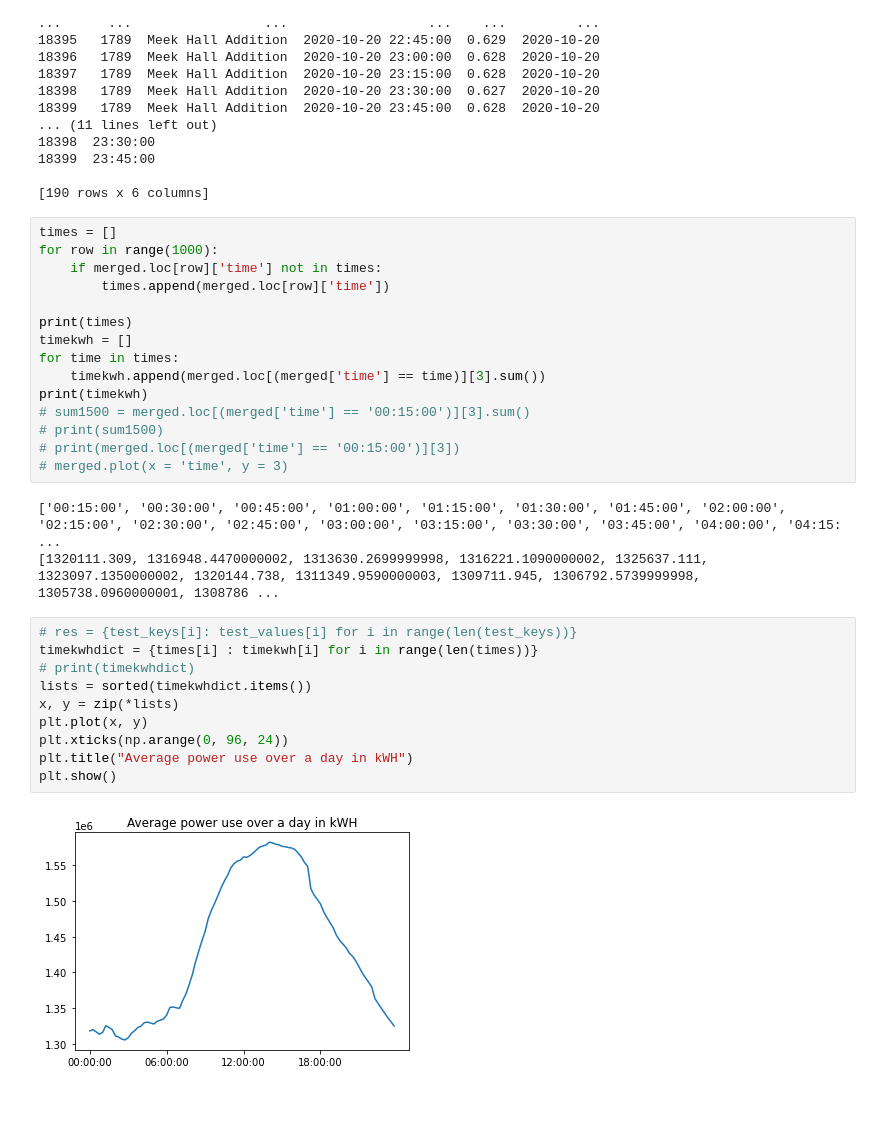
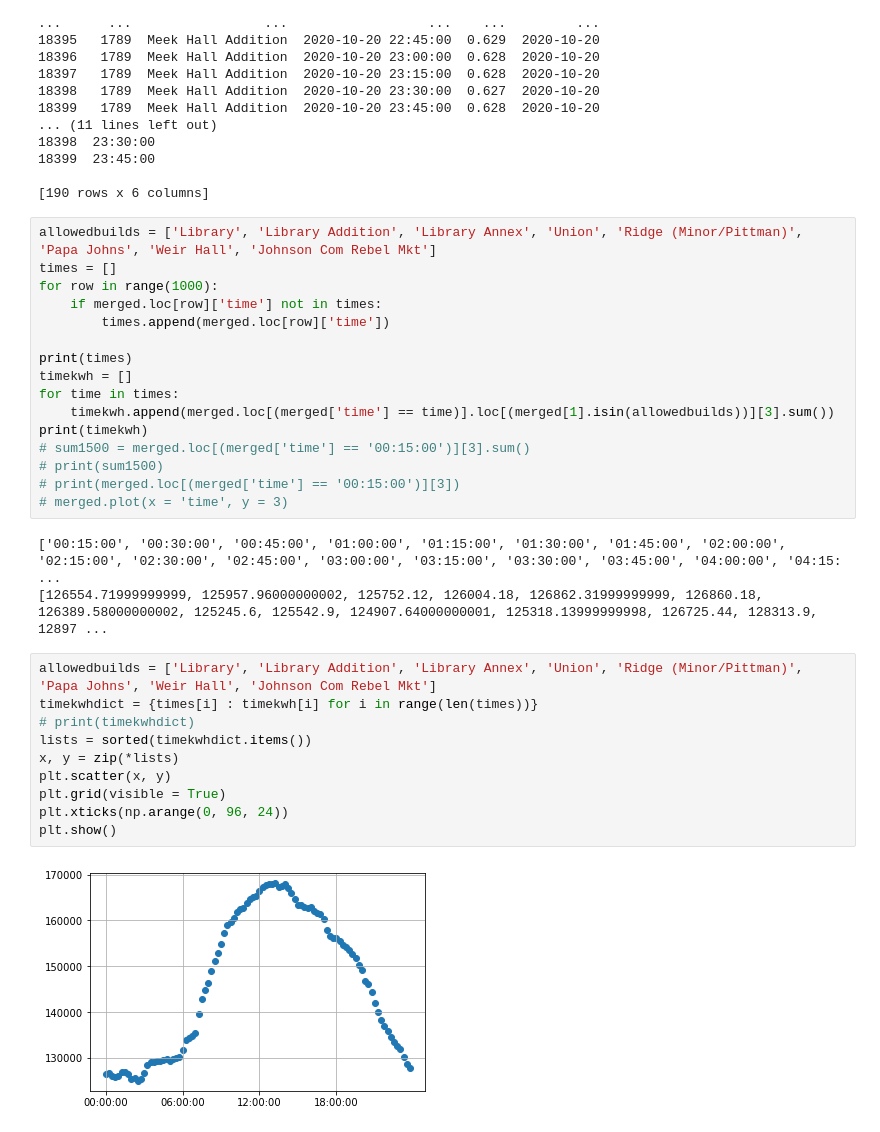
Before and after one commit to Derherpderderp/Csci343Project3, a Jupyter notebook: Csci343Project3hhgarret.ipynb, the cells around one changed output. Cells and saved outputs as stored; diff of their text form; blank space fills up the shorter version.

```diff
--- a/Csci343Project3hhgarret.ipynb
+++ b/Csci343Project3hhgarret.ipynb
@@ -201,6 +201,7 @@ print(merged.loc[(merged[1].isin(allowedbuilds))].loc[(merged['date'] == '2020-1
 
 [190 rows x 6 columns]
 # %%
+allowedbuilds = ['Library', 'Library Addition', 'Library Annex', 'Union', 'Ridge (Minor/Pittman)', 'Papa Johns', 'Weir Hall', 'Johnson Com Rebel Mkt']
 times = []
 for row in range(1000):
     if merged.loc[row]['time'] not in times:
@@ -209,7 +210,7 @@ for row in range(1000):
 print(times)
 timekwh = []
 for time in times:
-    timekwh.append(merged.loc[(merged['time'] == time)][3].sum())
+    timekwh.append(merged.loc[(merged['time'] == time)].loc[(merged[1].isin(allowedbuilds))][3].sum())
 print(timekwh)
 # sum1500 = merged.loc[(merged['time'] == '00:15:00')][3].sum()
 # print(sum1500)
@@ -217,17 +218,17 @@ print(timekwh)
 # merged.plot(x = 'time', y = 3)
 # %% [output]
 ['00:15:00', '00:30:00', '00:45:00', '01:00:00', '01:15:00', '01:30:00', '01:45:00', '02:00:00', '02:15:00', '02:30:00', '02:45:00', '03:00:00', '03:15:00', '03:30:00', '03:45:00', '04:00:00', '04:15: ...
-[1320111.309, 1316948.4470000002, 1313630.2699999998, 1316221.1090000002, 1325637.111, 1323097.1350000002, 1320144.738, 1311349.9590000003, 1309711.945, 1306792.5739999998, 1305738.0960000001, 1308786 ...
+[126554.71999999999, 125957.96000000002, 125752.12, 126004.18, 126862.31999999999, 126860.18, 126389.58000000002, 125245.6, 125542.9, 124907.64000000001, 125318.13999999998, 126725.44, 128313.9, 12897 ...
 # %%
-# res = {test_keys[i]: test_values[i] for i in range(len(test_keys))}
+allowedbuilds = ['Library', 'Library Addition', 'Library Annex', 'Union', 'Ridge (Minor/Pittman)', 'Papa Johns', 'Weir Hall', 'Johnson Com Rebel Mkt']
 timekwhdict = {times[i] : timekwh[i] for i in range(len(times))}
 # print(timekwhdict)
 lists = sorted(timekwhdict.items())
 x, y = zip(*lists)
-plt.plot(x, y)
+plt.scatter(x, y)
+plt.grid(visible = True)
 plt.xticks(np.arange(0, 96, 24))
-plt.title("Average power use over a day in kWH")
 plt.show()
 # %% [output]
-[figure, old version]
+[figure, new version]
 # %%
```
Also changed, not shown: parts of 6 cells of this notebook.
